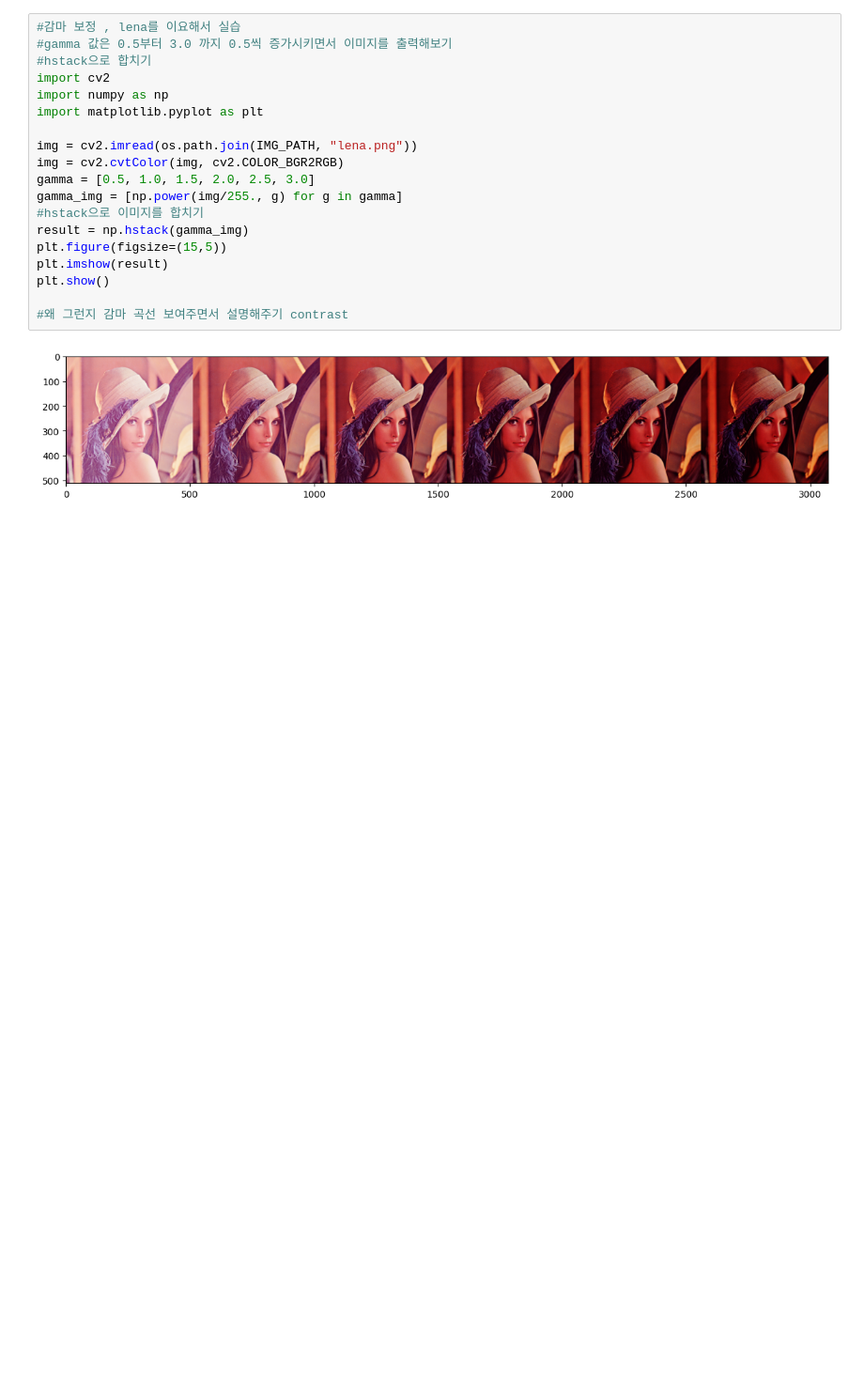
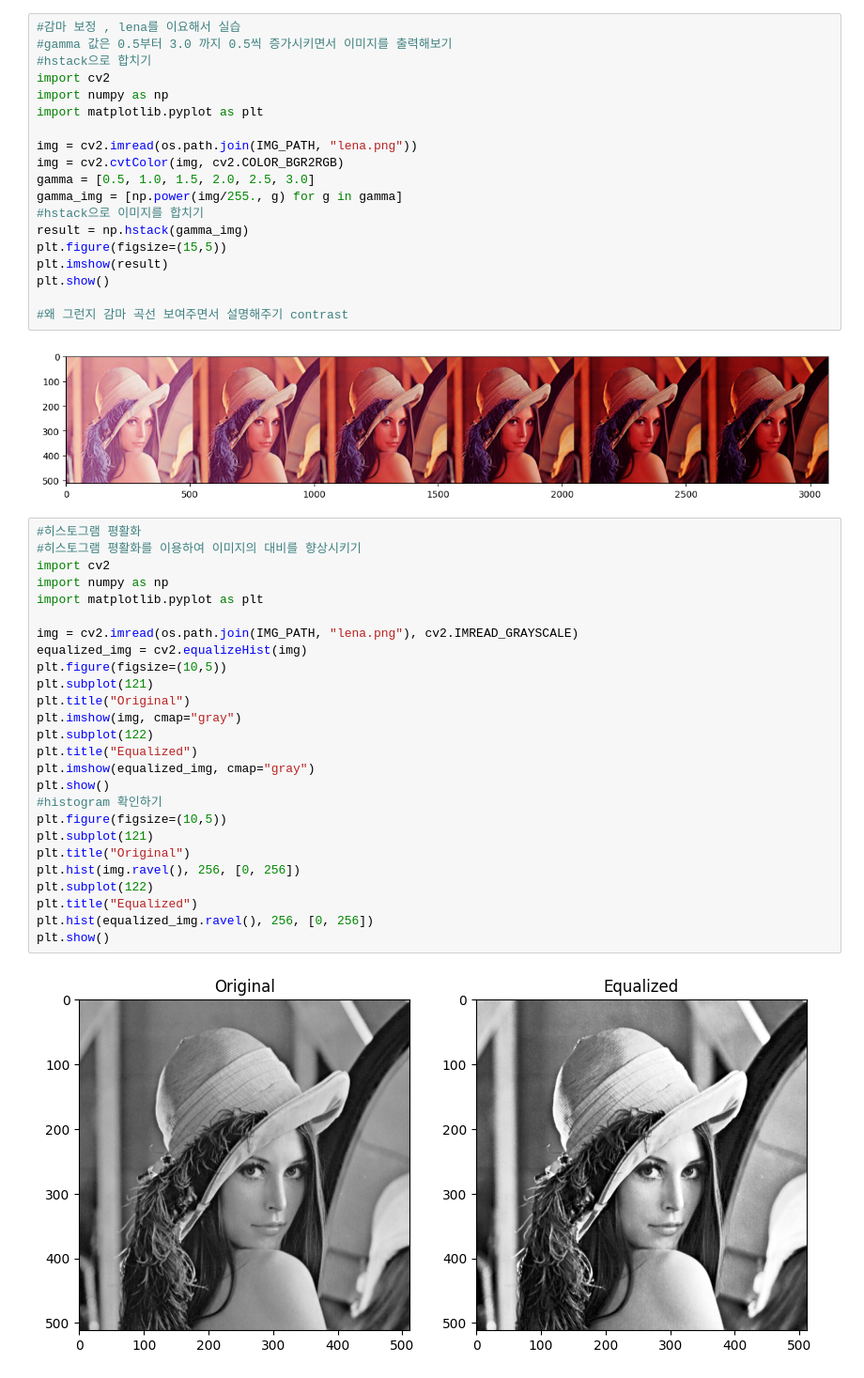
Before and after one commit to WonOC/VI_DL_Book, a Jupyter notebook: ch3.ipynb, the cells around one changed output. Shown at 94% size. Saved outputs shown, nothing was run; the diff lists cells and outputs as text; blank space fills up the shorter version.

```diff
--- a/ch3.ipynb
+++ b/ch3.ipynb
@@ -153,3 +153,31 @@ plt.show()
 #왜 그런지 감마 곡선 보여주면서 설명해주기 contrast
 # %% [output]
 [figure]
+# %%
+#히스토그램 평활화
+#히스토그램 평활화를 이용하여 이미지의 대비를 향상시키기
+import cv2
+import numpy as np
+import matplotlib.pyplot as plt
+
+img = cv2.imread(os.path.join(IMG_PATH, "lena.png"), cv2.IMREAD_GRAYSCALE)
+equalized_img = cv2.equalizeHist(img)
+plt.figure(figsize=(10,5))
+plt.subplot(121)
+plt.title("Original")
+plt.imshow(img, cmap="gray")
+plt.subplot(122)
+plt.title("Equalized")
+plt.imshow(equalized_img, cmap="gray")
+plt.show()
+#histogram 확인하기
+plt.figure(figsize=(10,5))
+plt.subplot(121)
+plt.title("Original")
+plt.hist(img.ravel(), 256, [0, 256])
+plt.subplot(122)
+plt.title("Equalized")
+plt.hist(equalized_img.ravel(), 256, [0, 256])
+plt.show()
+# %% [output]
+[figure, added]
```
Also changed, not shown: parts of 5 cells of this notebook.
